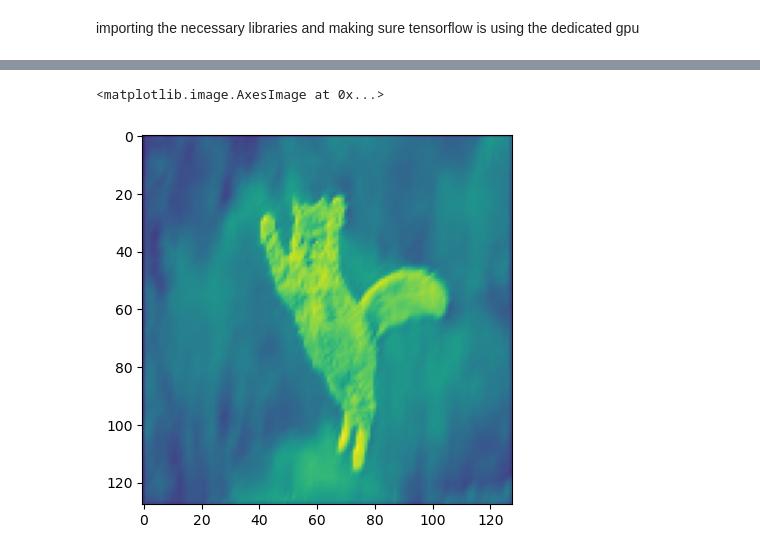
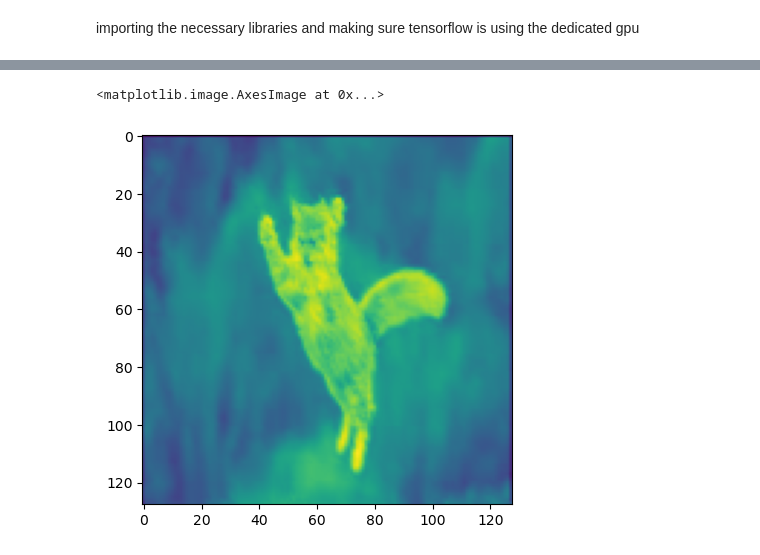
Before and after one commit to abhijith-s-hari/deep-learning-note, a Jupyter notebook: Transpose Convolution/Transpose convolution.ipynb, the cells around one changed output, grey strips where cells are left out. Saved outputs shown, nothing was run; the diff lists cells and outputs as text; code cells hidden in the pictures.

```diff
--- a/Transpose Convolution/Transpose convolution.ipynb
+++ b/Transpose Convolution/Transpose convolution.ipynb
@@ -67,4 +78,4 @@ Epoch 10/10
 # %%
-y = []
+#y = []
 y = model.predict(test_data)
 # %% [output]
@@ -72,5 +83,5 @@ y = model.predict(test_data)
 # %%
-plt.imshow(y[1])
+plt.imshow(y[0])
 # %% [output]
 <matplotlib.image.AxesImage at 0x...>
-[figure, old version]
+[figure, new version]
```
Also changed, not shown: parts of 4 cells of this notebook.
